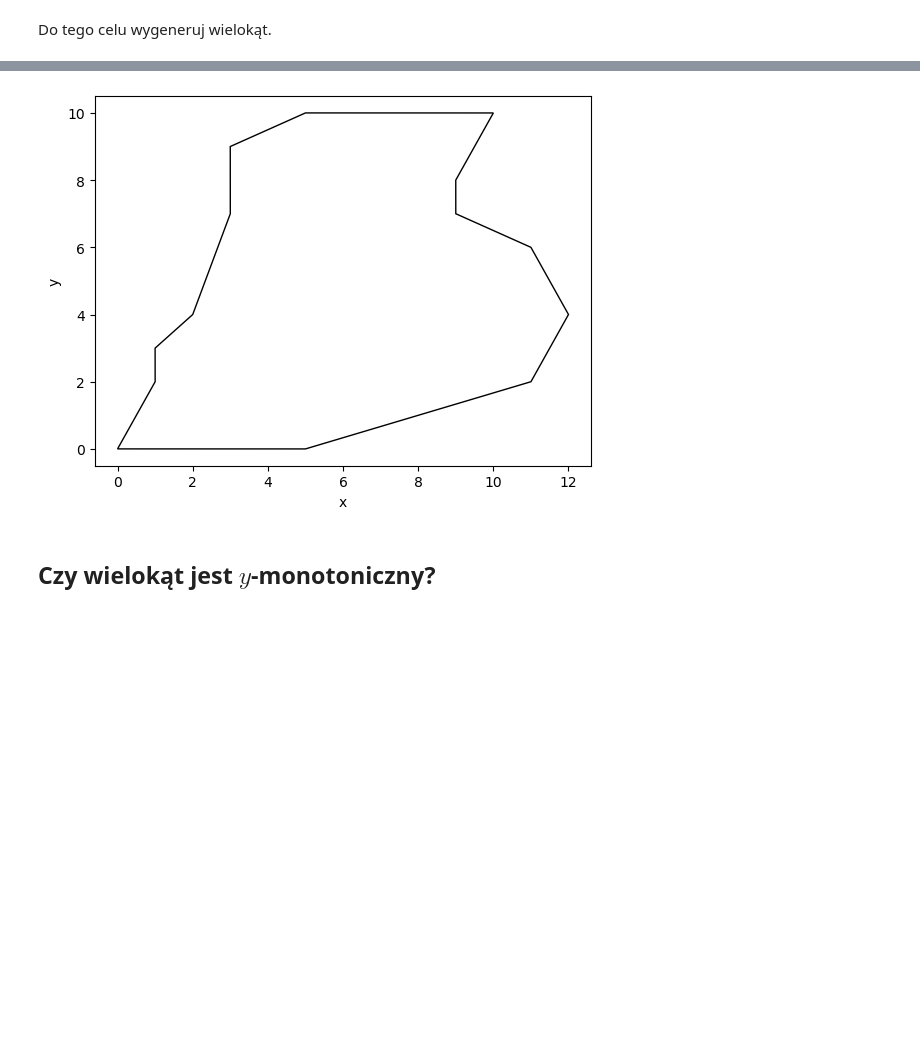
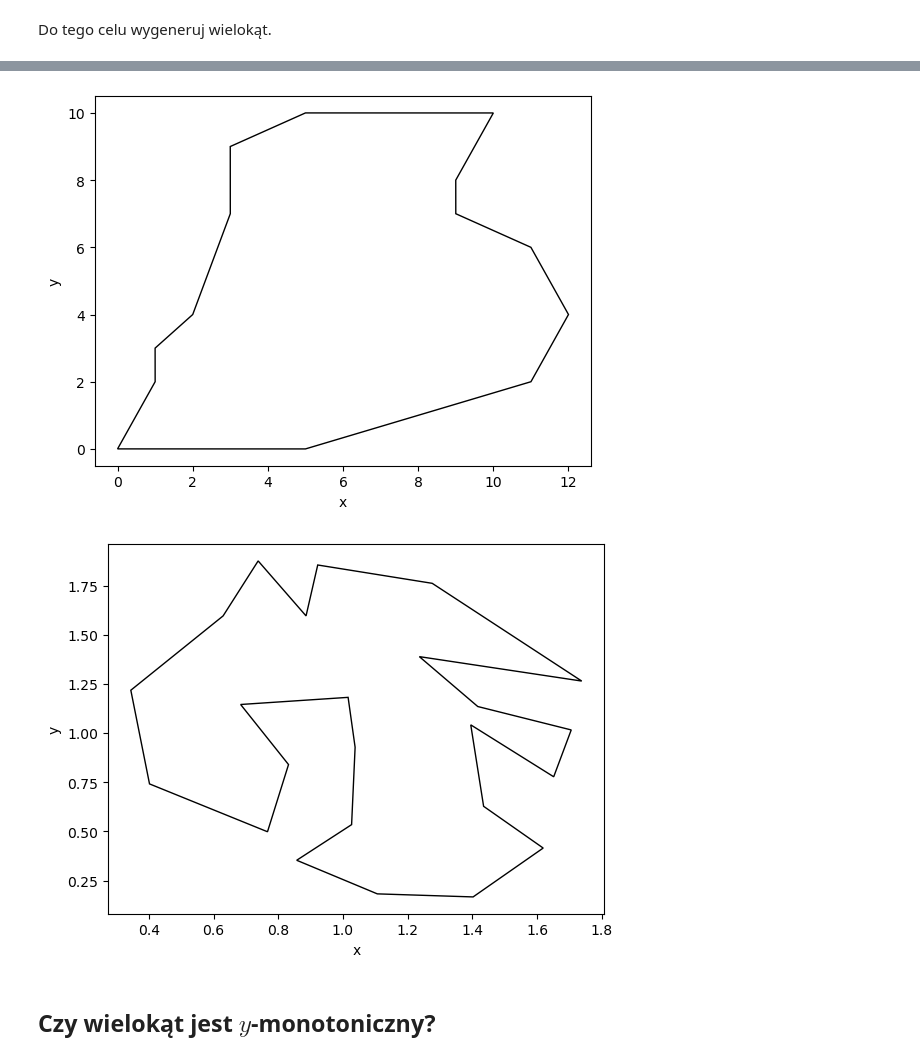
Before and after one commit to jacekloboda/geometric-algorithms, a Jupyter notebook: bitalg/lab3/main.ipynb, the cells around one changed output, grey strips where cells are left out. Drawn from its saved outputs; the diff is of its cells as text; code cells hidden in the pictures; blank space fills up the shorter version.

```diff
--- a/bitalg/lab3/main.ipynb
+++ b/bitalg/lab3/main.ipynb
@@ -255,15 +255,16 @@ polygon = [(np.float64(0.6294141252006419), np.float64(1.5958701216531015)), (np
 
-polygons = [A, B, C, D, E, F]
+polygons = [A, B, C, D, E, F, polygon]
 
 for pol in polygons:
     draw_polygon(pol)
 # %% [output]
 [figure]
 [figure]
 [figure]
 [figure]
 [figure]
 [figure]
+[figure, added]
 # %% [markdown]
 ## Czy wielokąt jest $y$-monotoniczny?
 # %% [markdown]
```
Also changed, not shown: parts of 15 cells of this notebook.
